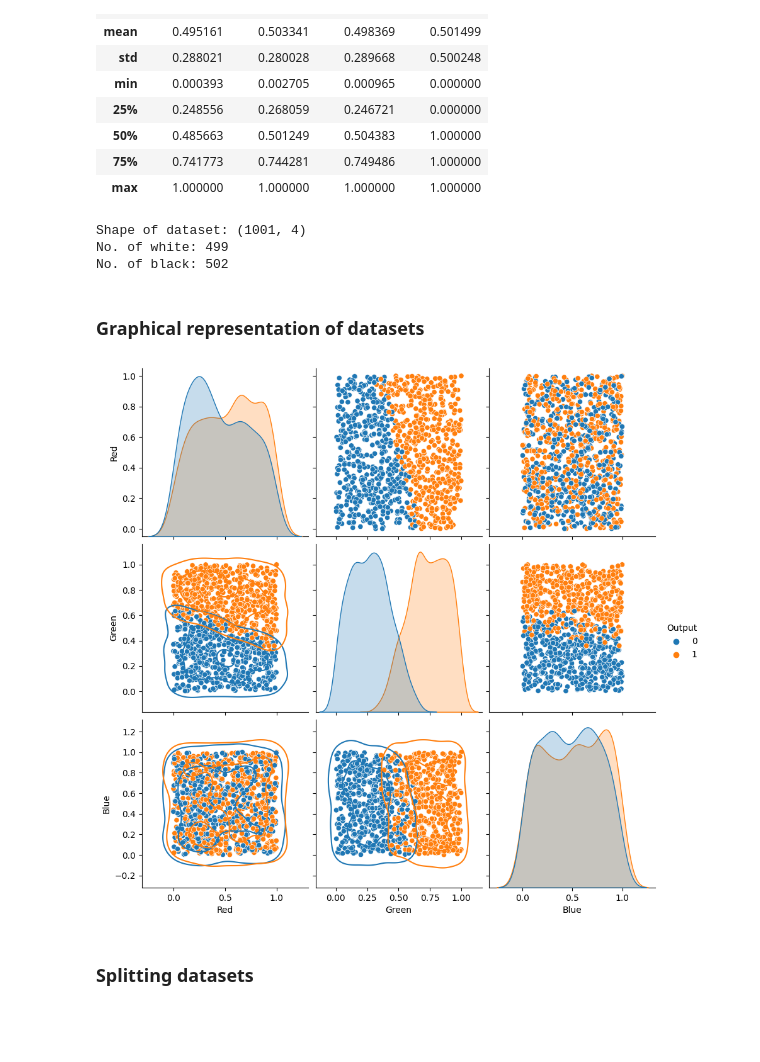
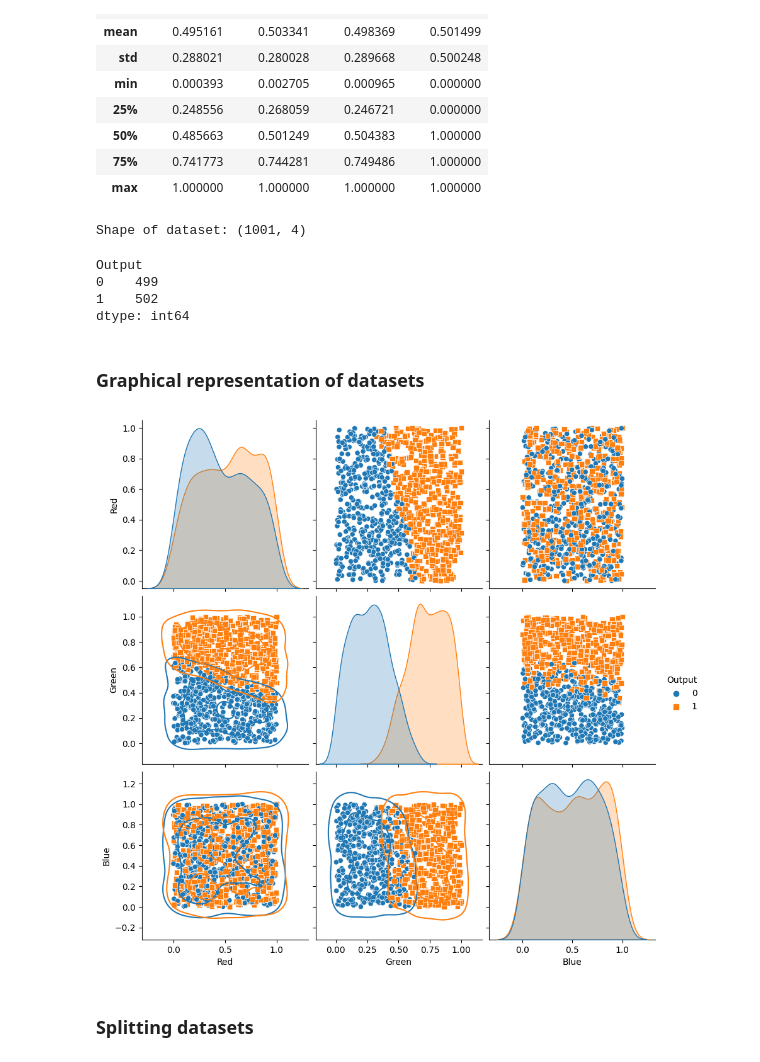
Before and after one commit to KarthikUdyawar/Color-detection, a Jupyter notebook: model/model.ipynb, the cells around one changed output. Saved outputs shown, nothing was run; the diff lists cells and outputs as text; code cells hidden in the pictures; blank space fills up the shorter version.

```diff
--- a/model/model.ipynb
+++ b/model/model.ipynb
@@ -52,24 +52,25 @@ df.describe()
 | 50% | 0.485663 | 0.501249 | 0.504383 | 1.000000 |
 | 75% | 0.741773 | 0.744281 | 0.749486 | 1.000000 |
 | max | 1.000000 | 1.000000 | 1.000000 | 1.000000 |
-# %%
-white_count = (df['Output'] == 0).sum()
-black_count = (df['Output'] == 1).sum()
-print(f"Shape of dataset: {df.shape}")
-print(f"No. of white: {white_count}")
-print(f"No. of black: {black_count}")
-# %% [output]
-Shape of dataset: (1001, 4)
-No. of white: 499
-No. of black: 502
+# %%
+print(f"Shape of dataset: {df.shape}")
+# %% [output]
+Shape of dataset: (1001, 4)
+# %%
+df.groupby('Output').size()
+# %% [output]
+Output
+0    499
+1    502
+dtype: int64
 # %% [markdown]
 ### Graphical representation of datasets
 # %%
-g = sns.pairplot(df, hue = 'Output', height=3, diag_kind="kde")
+g = sns.pairplot(df, hue = 'Output', height=3, diag_kind="kde", markers=["o", "s"])
 g.map_lower(sns.kdeplot, levels=3, color=".2")
 plt.show()
 # %% [output]
-[figure, old version]
+[figure, new version]
 # %% [markdown]
 ### Splitting datasets
 # %%
```
Also changed, not shown: parts of 12 cells of this notebook.
